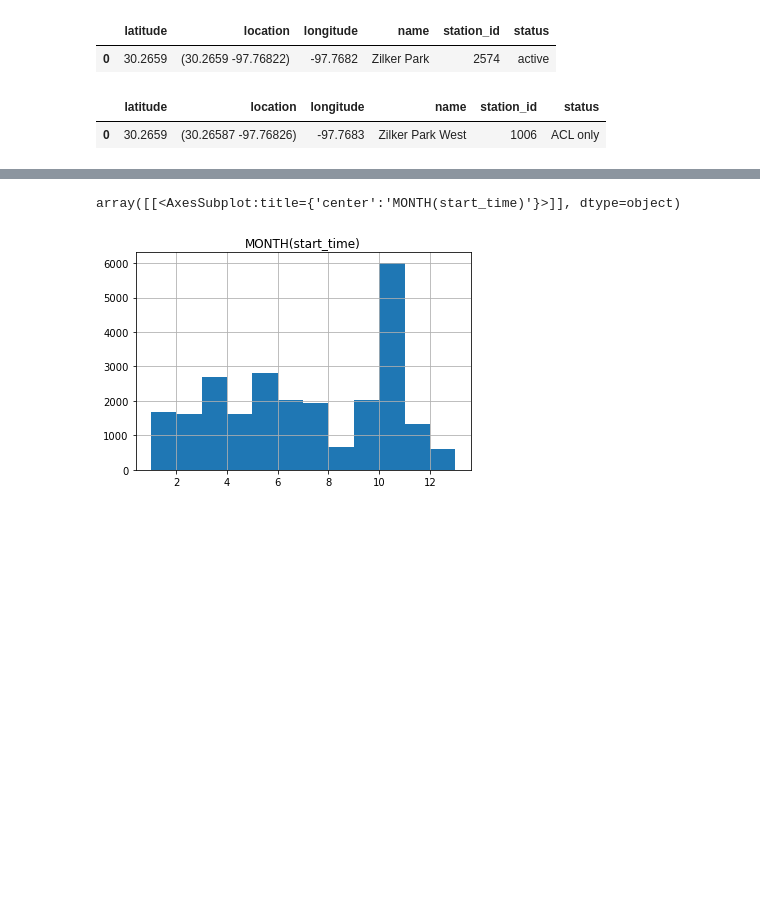
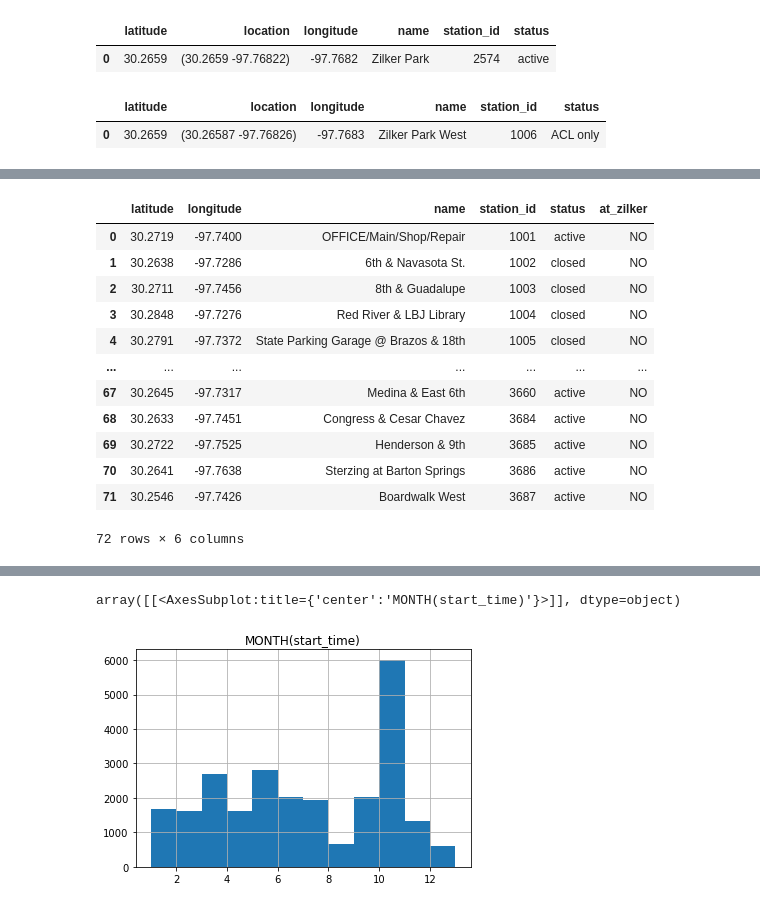
Before and after one commit to MQuigley2/bikeshare, a Jupyter notebook: bikeshare_initial_data_exploration.ipynb, the cells around one changed output, grey strips where cells are left out. Saved outputs shown, nothing was run; the diff lists cells and outputs as text; code cells hidden in the pictures; blank space fills up the shorter version.

```diff
--- a/bikeshare_initial_data_exploration.ipynb
+++ b/bikeshare_initial_data_exploration.ipynb
@@ -508,0 +486,21 @@ ModuleNotFoundError: No module named 'plotly'
+# %%
+get_stations_zilker="""
+    SELECT latitude, longitude, name, station_id, status, IF(station_id=1006 OR station_id=2574,'YES','NO') AS at_zilker
+    FROM stations"""
+station_locations=exec_query(get_stations_zilker)
+# %%
+station_locations
+# %% [output]
+|  | latitude | longitude | name | station_id | status | at_zilker |
+| 0 | 30.2719 | -97.7400 | OFFICE/Main/Shop/Repair | 1001 | active | NO |
+| 1 | 30.2638 | -97.7286 | 6th & Navasota St. | 1002 | closed | NO |
+| 2 | 30.2711 | -97.7456 | 8th & Guadalupe | 1003 | closed | NO |
+| 3 | 30.2848 | -97.7276 | Red River & LBJ Library | 1004 | closed | NO |
+| 4 | 30.2791 | -97.7372 | State Parking Garage @ Brazos & 18th | 1005 | closed | NO |
+| ... | ... | ... | ... | ... | ... | ... |
+| 67 | 30.2645 | -97.7317 | Medina & East 6th | 3660 | active | NO |
+| 68 | 30.2633 | -97.7451 | Congress & Cesar Chavez | 3684 | active | NO |
+| 69 | 30.2722 | -97.7525 | Henderson & 9th | 3685 | active | NO |
+| 70 | 30.2641 | -97.7638 | Sterzing at Barton Springs | 3686 | active | NO |
+| 71 | 30.2546 | -97.7426 | Boardwalk West | 3687 | active | NO |
+72 rows × 6 columns
```
Also changed, not shown: parts of 13 cells of this notebook, 1 other file.
